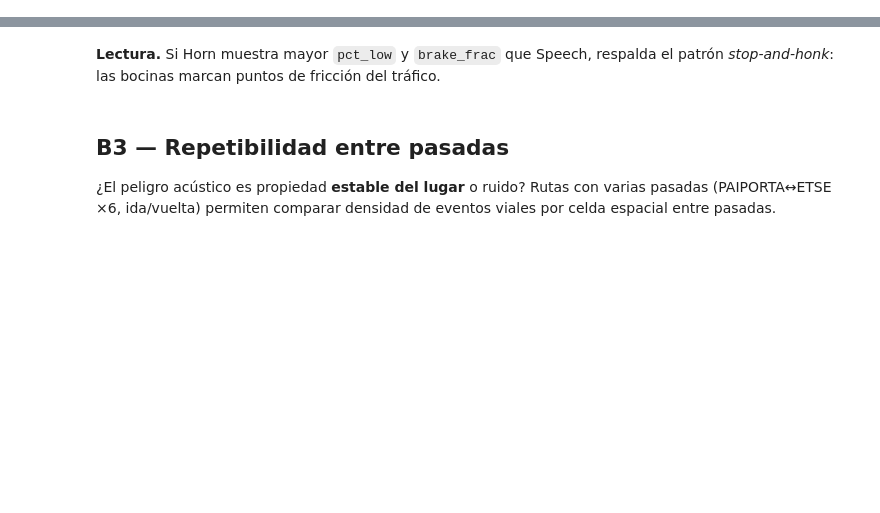
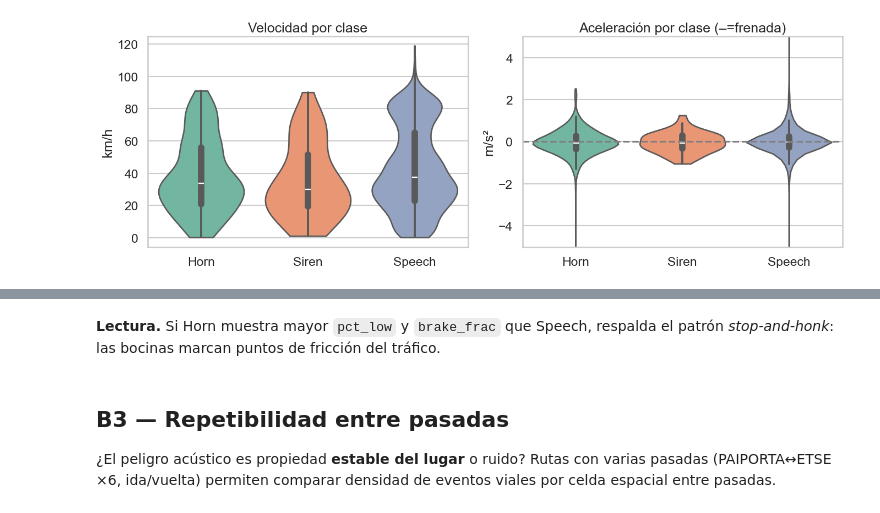
Before and after one commit to jogarmo9/TFG, a Jupyter notebook: notebooks/05_acoustic_mobility.ipynb, the cells around one changed output, grey strips where cells are left out. Drawn from its saved outputs; the diff is of its cells as text; code cells hidden in the pictures; blank space fills up the shorter version.

```diff
--- a/notebooks/05_acoustic_mobility.ipynb
+++ b/notebooks/05_acoustic_mobility.ipynb
@@ -62,14 +62,16 @@ Hipótesis: las **bocinas (Horn)** se concentran a baja velocidad / en frenada (
 # %%
 focus = det[det["class"].isin([0, 1, 4])].copy()
 fig, ax = plt.subplots(1, 2, figsize=(14, 5))
 sns.violinplot(data=focus, x="class_name", y="speed_kmh", ax=ax[0],
                order=["Horn","Siren","Speech"], palette="Set2", cut=0)
 ax[0].set_title("Velocidad por clase"); ax[0].set_xlabel(""); ax[0].set_ylabel("km/h")
 sns.violinplot(data=focus.dropna(subset=["accel_ms2"]), x="class_name", y="accel_ms2",
                ax=ax[1], order=["Horn","Siren","Speech"], palette="Set2", cut=0)
 ax[1].axhline(0, color="gray", ls="--"); ax[1].set_ylim(-5, 5)
 ax[1].set_title("Aceleración por clase (–=frenada)"); ax[1].set_xlabel(""); ax[1].set_ylabel("m/s²")
-plt.tight_layout(); ; plt.show()
+plt.tight_layout();  plt.show()
+# %% [output]
+[figure, added]
 # %%
 LOW = 20  # km/h
 tab = (det.assign(low=det.speed_kmh < LOW)
```
Also changed, not shown: parts of 17 cells of this notebook, 8 other files.
